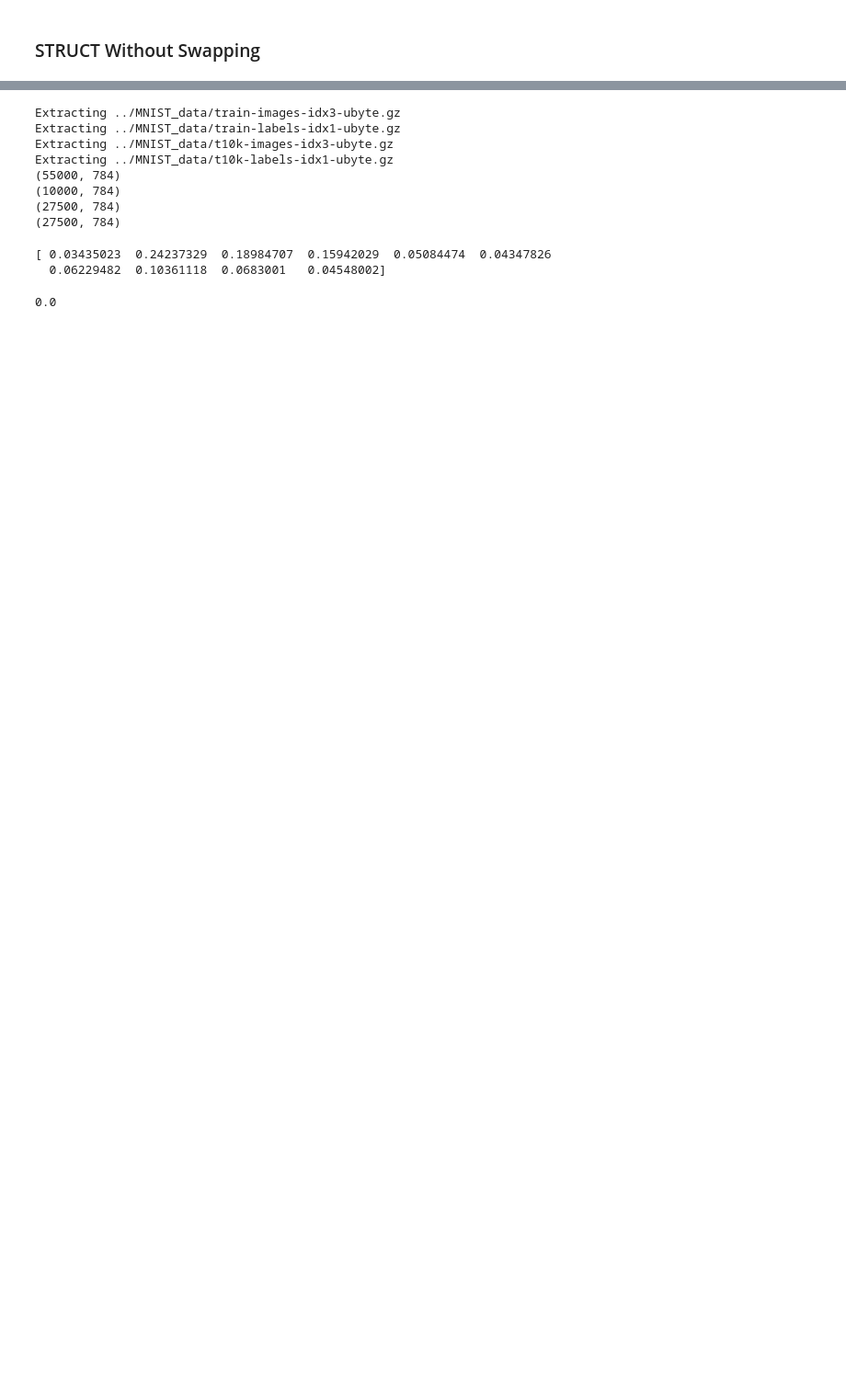
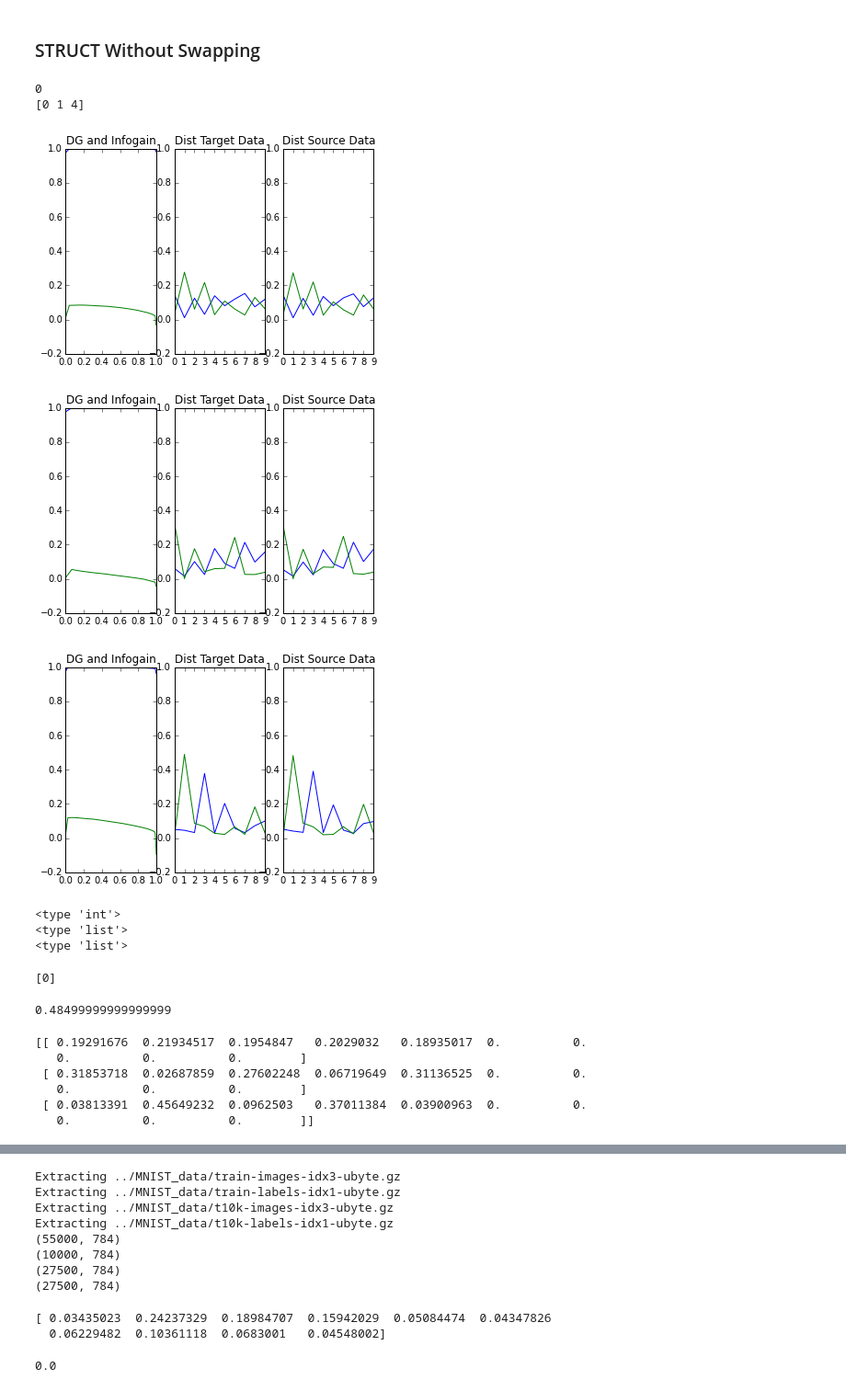
Before and after one commit to Luke3D/TransferRandomForest, a Jupyter notebook: STRUCT.ipynb, the cells around one changed output, grey strips where cells are left out. Shown: that part at 92% size. Saved outputs shown, nothing was run; the diff lists cells and outputs as text; code cells hidden in the pictures; blank space fills up the shorter version.

```diff
--- a/STRUCT.ipynb
+++ b/STRUCT.ipynb
@@ -224,0 +314,22 @@ def STRUCT(Xsource,ysource,Xtarget,ytarget,C):
+# %%
+ST = STRUCT(Xsource,ysource,Xtarget,ytarget,10,verbos = True)
+#ST = STRUCT(Xtrain[:,:],ytrain[:],Xtest[:,:],ytest[:],10,verbos = True)
+# %% [output]
+0
+[0 1 4]
+[figure, added]
+[figure, added]
+[figure, added]
+# %%
+subset = []
+i=0
+print type(i)
+print type(subset)
+subset.append(i)
+print type(subset)
+subset
+# %% [output]
+<type 'int'>
+<type 'list'>
+<type 'list'>
+[0]
@@ -225 +338,18 @@ def STRUCT(Xsource,ysource,Xtarget,ytarget,C):
+# %%
+evaluate_classification_error(ST, Xtest, ytest, method = None)
+# %% [output]
+0.48499999999999999
+# %%
+Estimator = RandomForestClassifier(max_features='sqrt',random_state=0,max_depth=1,n_estimators=1)
+Estimator = Estimator.fit(Xtrain[minus,:],ytrain[minus])
+estimator = Estimator.estimators_[0]
+E = value_for_all(estimator,10)
+print E
+# %% [output]
+[[ 0.19291676  0.21934517  0.1954847   0.2029032   0.18935017  0.          0.
+   0.          0.          0.        ]
+ [ 0.31853718  0.02687859  0.27602248  0.06719649  0.31136525  0.          0.
+   0.          0.          0.        ]
+ [ 0.03813391  0.45649232  0.0962503   0.37011384  0.03900963  0.          0.
+   0.          0.          0.        ]]
 # %%
```
Also changed, not shown: parts of 4 cells of this notebook, 1 other file.
